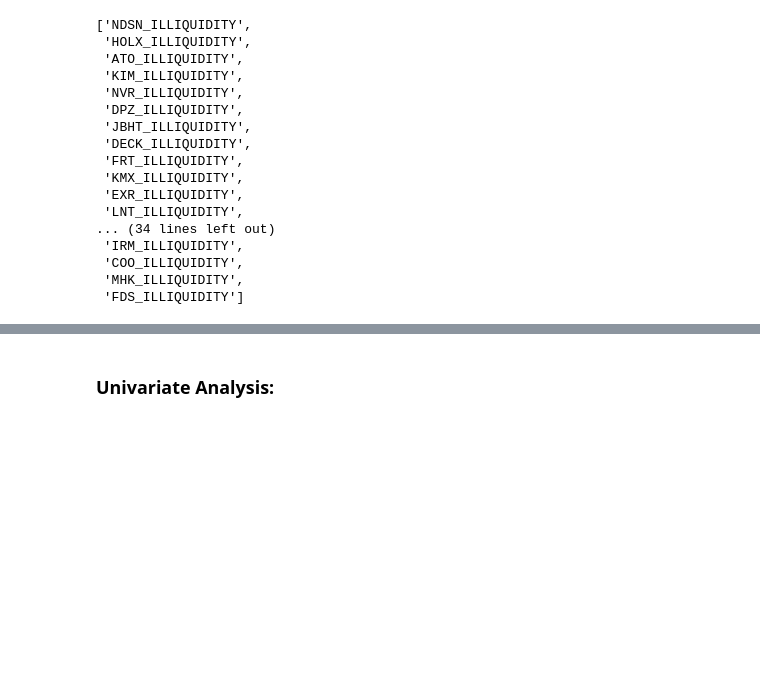
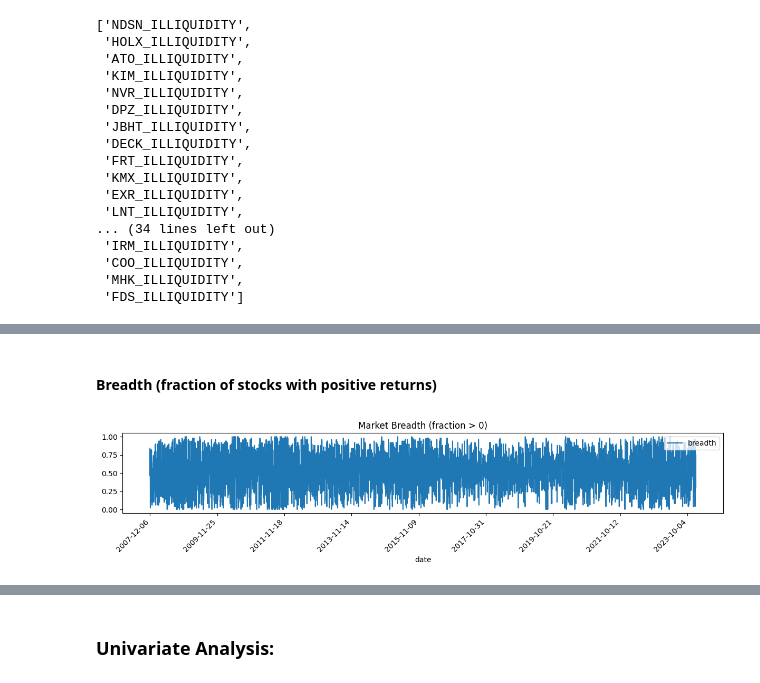
Before and after one commit to travisdesell/exact, a Jupyter notebook: financial_loss_functions/exploration.ipynb, the cells around one changed output, grey strips where cells are left out. Drawn from its saved outputs; the diff is of its cells as text; code cells hidden in the pictures; blank space fills up the shorter version.

```diff
--- a/financial_loss_functions/exploration.ipynb
+++ b/financial_loss_functions/exploration.ipynb
@@ -231,0 +255,8 @@ crsp_predictors.set_index('date')[['cs_mean_ret','cs_std_ret']].plot(title='Cros
+# %% [markdown]
+#### Breadth (fraction of stocks with positive returns)
+# %%
+crsp_predictors['breadth'] = (crsp_predictors[ret_cols] > 0).mean(axis=1)
+crsp_predictors.plot(x='date', y='breadth', figsize=(12,3), title='Market Breadth (fraction > 0)')
+plt.xticks(rotation=45, ha='right'); plt.tight_layout(); plt.show()
+# %% [output]
+[figure, added]
```
Also changed, not shown: parts of 17 cells of this notebook.
